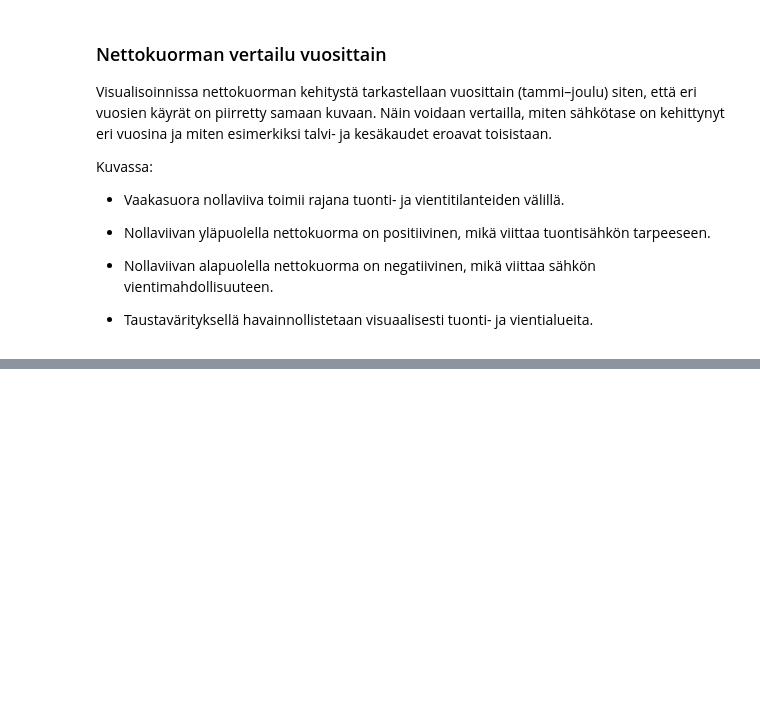
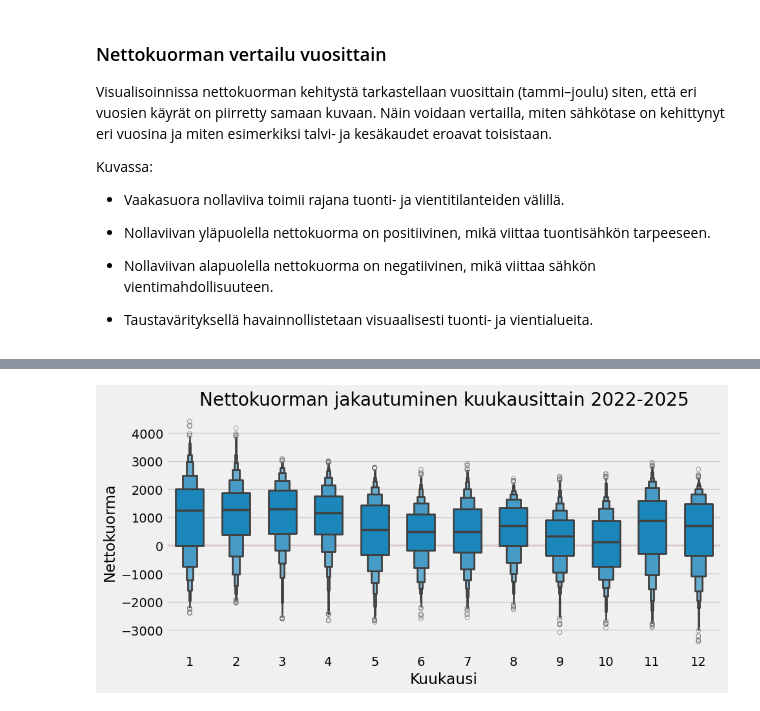
Before and after one commit to Santtulah/thesis, a Jupyter notebook: fingrid.ipynb, the cells around one changed output, grey strips where cells are left out. Drawn from its saved outputs; the diff is of its cells as text; code cells hidden in the pictures; blank space fills up the shorter version.

```diff
--- a/fingrid.ipynb
+++ b/fingrid.ipynb
@@ -423,0 +523,10 @@ Nettokuorman aikasarjasta voidaan havaita useita sähköjärjestelmälle tyypill
+# %%
+# Kuukausittainen nettokuorman jakautuminen
+plt.figure(figsize=(10,5))
+plt.axhline(0, color='red', linestyle='--', linewidth=1, zorder=0)
+sns.boxenplot(x='Kuukausi', y='Nettokuorma', data=df_hourly, width=0.6)
+plt.title('Nettokuorman jakautuminen kuukausittain 2022-2025')
+plt.tight_layout()
+plt.show()
+# %% [output]
+[figure, added]
```
Also changed, not shown: parts of 14 cells of this notebook, 1 other file.
